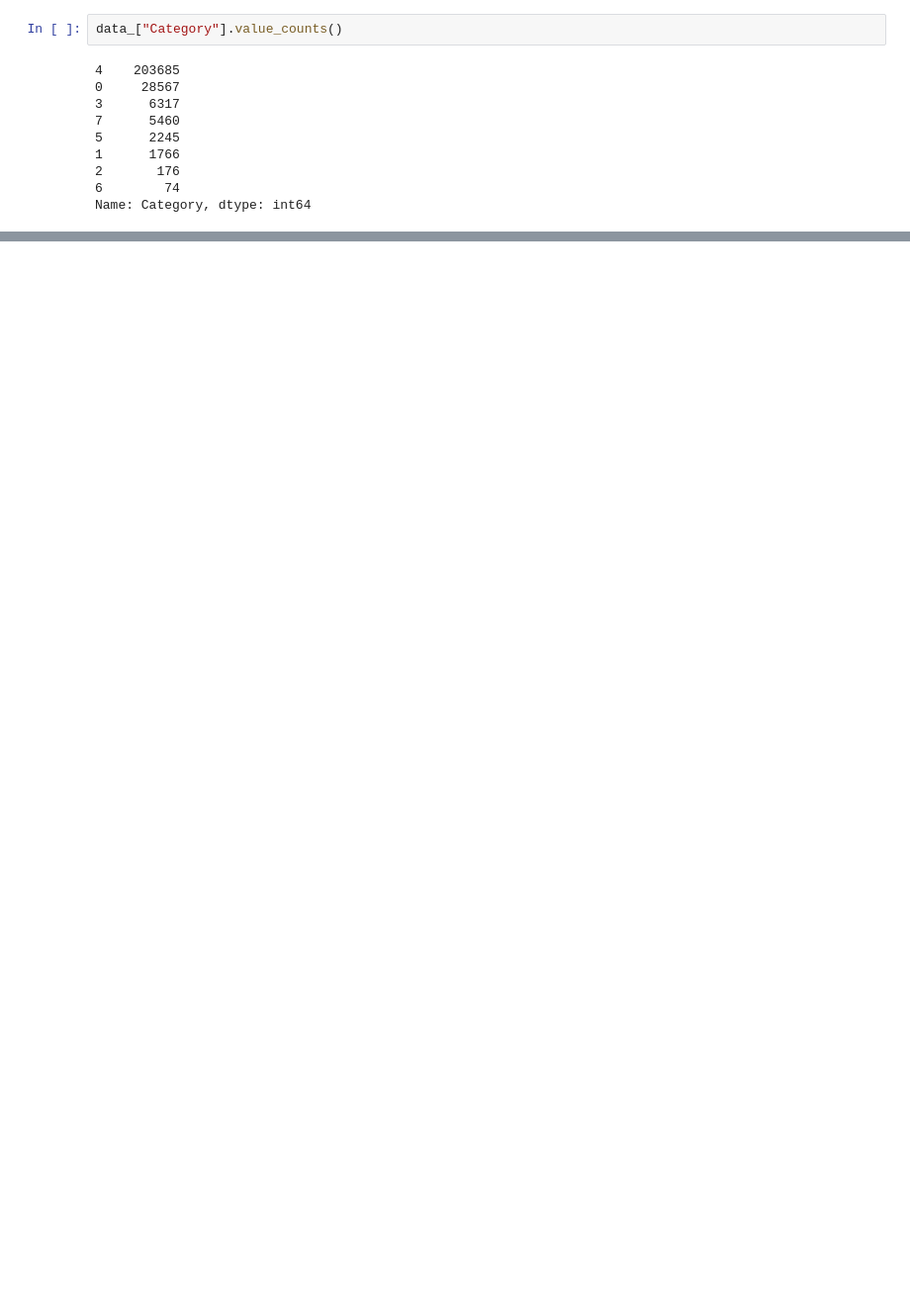
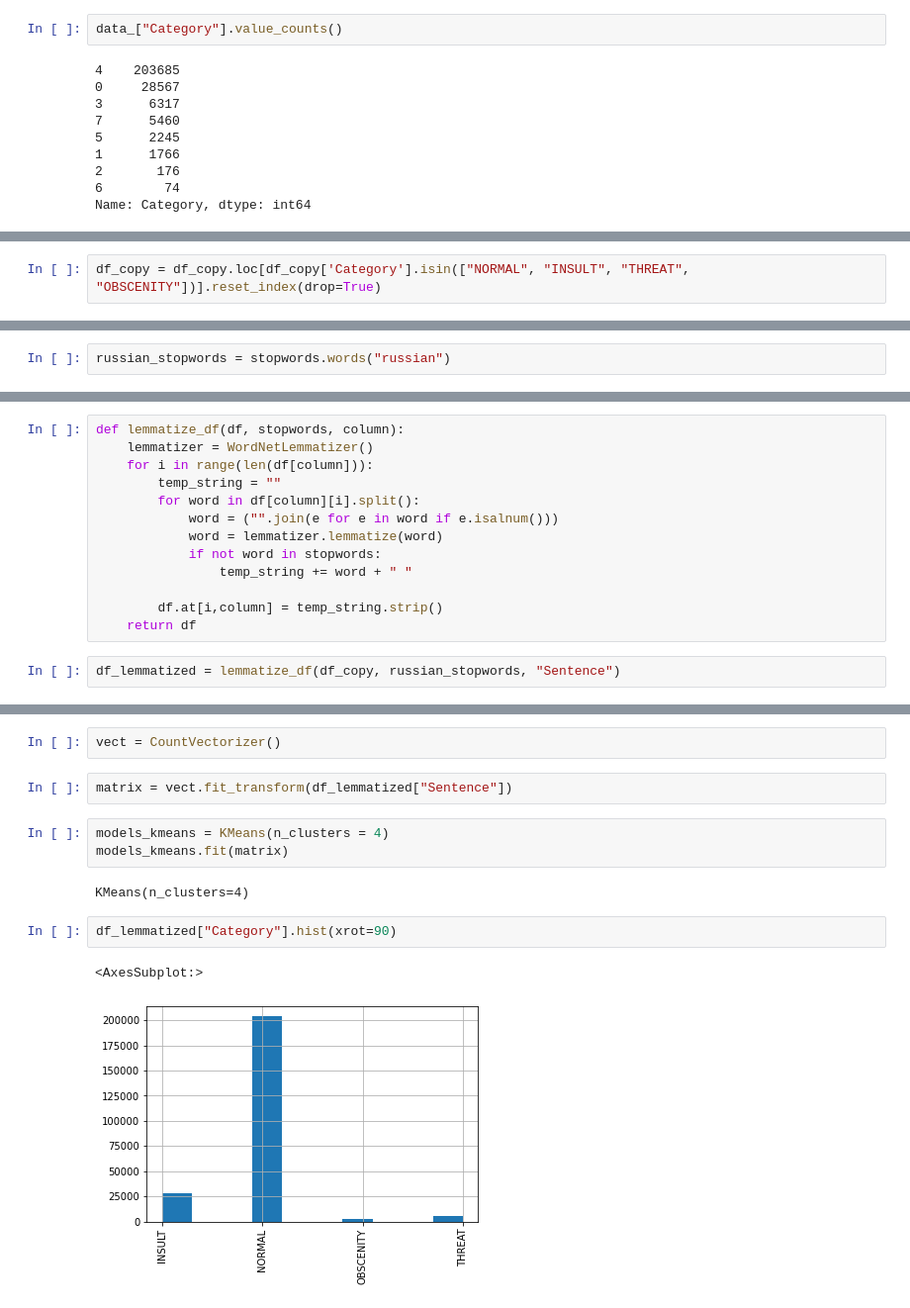
Before and after one commit to ignatovskiy/Data_Satanism, a Jupyter notebook: lab2_nlp/lab2_nlp.ipynb, the cells around one changed output, grey strips where cells are left out. Shown at 99% size. Cells and saved outputs as stored; diff of their text form; blank space fills up the shorter version.

```diff
--- a/lab2_nlp/lab2_nlp.ipynb
+++ b/lab2_nlp/lab2_nlp.ipynb
@@ -278,0 +284,2 @@ Name: Labels, dtype: int64
+# %%
+df_copy = df_copy.loc[df_copy['Category'].isin(["NORMAL", "INSULT", "THREAT", "OBSCENITY"])].reset_index(drop=True)
@@ -278,0 +304,2 @@ Name: Labels, dtype: int64
+# %%
+russian_stopwords = stopwords.words("russian")
@@ -278,0 +309,15 @@ Name: Labels, dtype: int64
+# %%
+def lemmatize_df(df, stopwords, column):
+    lemmatizer = WordNetLemmatizer()
+    for i in range(len(df[column])):
+        temp_string = ""
+        for word in df[column][i].split():
+            word = ("".join(e for e in word if e.isalnum()))
+            word = lemmatizer.lemmatize(word)
+            if not word in stopwords:
+                temp_string += word + " "
+
+        df.at[i,column] = temp_string.strip()
+    return df
+# %%
+df_lemmatized = lemmatize_df(df_copy, russian_stopwords, "Sentence")
@@ -278,0 +340,14 @@ Name: Labels, dtype: int64
+# %%
+vect = CountVectorizer()
+# %%
+matrix = vect.fit_transform(df_lemmatized["Sentence"])
+# %%
+models_kmeans = KMeans(n_clusters = 4)
+models_kmeans.fit(matrix)
+# %% [output]
+KMeans(n_clusters=4)
+# %%
+df_lemmatized["Category"].hist(xrot=90)
+# %% [output]
+<AxesSubplot:>
+[figure, added]
```
Also changed, not shown: parts of 27 cells of this notebook.
